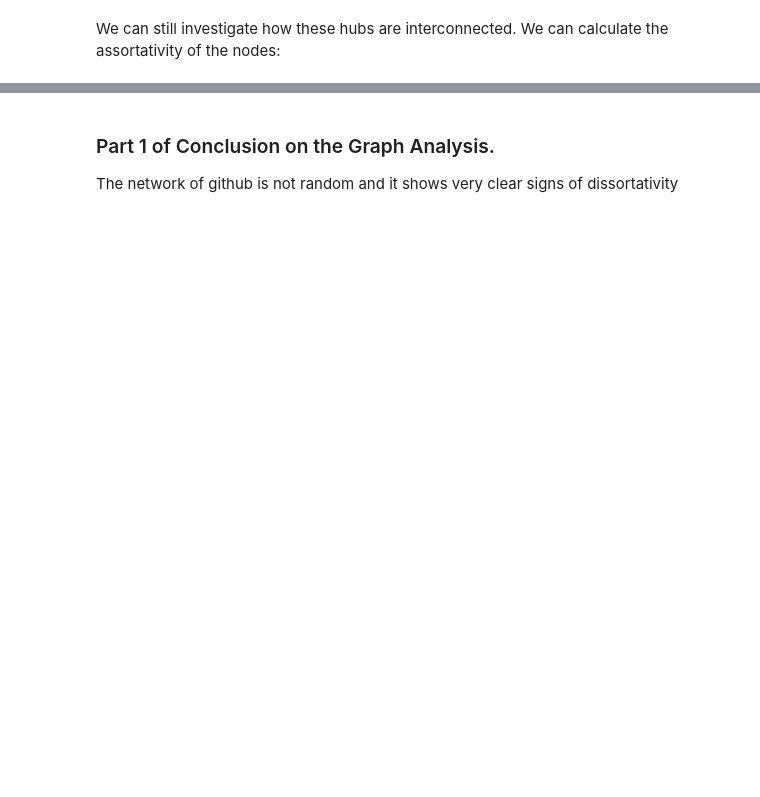
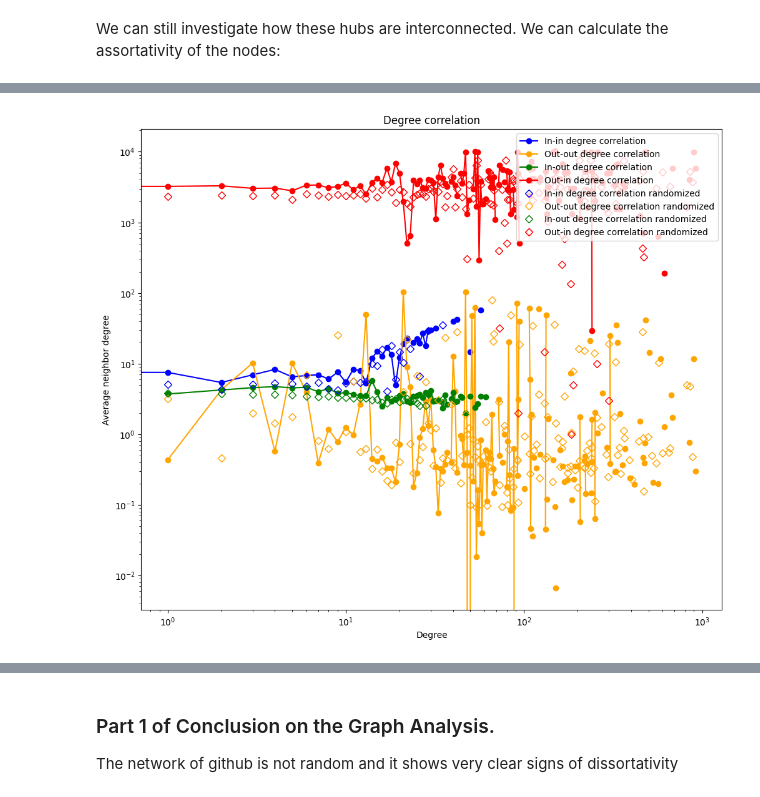
Before and after one commit to MathiasDamsgaard/Comp_Social_Sci_Assigments, a Jupyter notebook: Project.ipynb, the cells around one changed output, grey strips where cells are left out. Saved outputs shown, nothing was run; the diff lists cells and outputs as text; code cells hidden in the pictures; blank space fills up the shorter version.

```diff
--- a/Project.ipynb
+++ b/Project.ipynb
@@ -795,11 +995,26 @@ plt.show()
 # %%
 # We do a degree preserving randomisation : R-S randomization to the plot
 def degree_preserving_randomization(G: nx.DiGraph):
+    """
+    Perform degree-preserving randomization of a directed graph.
+
+    Parameters:
+    - G (nx.DiGraph): A directed graph.
+
+    Returns:
+    - G_copy (nx.DiGraph): The degree-preserving randomized graph.
+
+    Prerequisites:
+    - The input graph G should be a directed graph (nx.DiGraph).
+    - The graph G should have nodes and edges defined.
+    """
+
     # Create a copy of the graph
     G_copy = G.copy()
 
-    # Get the edges
+    # Get the edges and indexes
     edges = list(G_copy.edges())
+    idxs = list(range(len(edges)))
 
     # Get the number of edges
     num_swaps = 10 * G_copy.number_of_edges()
@@ -807,8 +1022,9 @@ def degree_preserving_randomization(G: nx.DiGraph):
     # For each swap
     for _ in range(num_swaps):
         # Select two sets of connected
-        u, v = random.choice(edges)
-        x, y = random.choice(edges)
+        idx1, idx2 = random.sample(idxs, 2)
+        u, v = edges[idx1]
+        x, y = edges[idx2]
 
         # Ensure distinct nodes
         if len(set([u, v, x, y])) < 4:
@@ -823,40 +1039,40 @@ def degree_preserving_randomization(G: nx.DiGraph):
             G_copy.add_edges_from([(u, y), (x, v)])
 
             # Update the edges
-            edges[edges.index((u, v))] = (u, y)
-            edges[edges.index((x, y))] = (x, v)
-
+            edges[idx1] = (u, y)
+            edges[idx2] = (x, v)
 
     return G_copy
 
 G_degree_randomized = degree_preserving_randomization(G)
 k_u_in_randomized, k_u_out_randomized, k_v_in_randomized, k_v_out_randomized = degree_correlation_directed(G_degree_randomized)
 # %%
-x_values = list(range(0,1000))
-
+# Get the y values from the values of the dictionaries for the randomized network
 y_values_in_in_randomized = [k_u_in_randomized.get(x, np.nan) for x in x_values]
 y_values_out_out_randomized = [k_u_out_randomized.get(x, np.nan) for x in x_values]
 y_values_in_out_randomized = [k_v_in_randomized.get(x, np.nan) for x in x_values]
 y_values_out_in_randomized = [k_v_out_randomized.get(x, np.nan) for x in x_values]
 
+# Plot the degree correlation
 plt.figure(figsize=(12, 10))
 
 plt.plot(x_values, y_values_in_in, label='In-in degree correlation', color='blue', marker = 'o')
 plt.plot(x_values, y_values_out_out, label='Out-out degree correlation', color='orange', marker='o')
 plt.plot(x_values, y_values_in_out, label='In-out degree correlation', color='green', marker='o')
 plt.plot(x_values, y_values_out_in, label='Out-in degree correlation', color='red', marker='o')
 
 plt.plot(x_values, y_values_in_in_randomized, label='In-in degree correlation randomized', linestyle='None', marker = 'D', color = 'blue', markerfacecolor = 'None')
 plt.plot(x_values, y_values_out_out_randomized, label='Out-out degree correlation randomized', linestyle='None', marker = 'D', color = 'orange', markerfacecolor = 'None')
 plt.plot(x_values, y_values_in_out_randomized, label='In-out degree correlation randomized', linestyle='None', marker = 'D', color = 'green', markerfacecolor = 'None')
 plt.plot(x_values, y_values_out_in_randomized, label='Out-in degree correlation randomized', linestyle='None', marker = 'D', color = 'red', markerfacecolor = 'None')
 
 plt.xscale('log')
 plt.yscale('log')
-
 plt.xlabel("Degree")
 plt.ylabel("Average neighbor degree")
-
 plt.legend(loc='upper right')
-
+plt.title("Degree correlation")
+plt.savefig('Webpage/static/images/Degree_correlation_randomized.png', bbox_inches='tight')
 plt.show()
+# %% [output]
+[figure, added]
```
Also changed, not shown: parts of 49 cells of this notebook, 27 other files.
